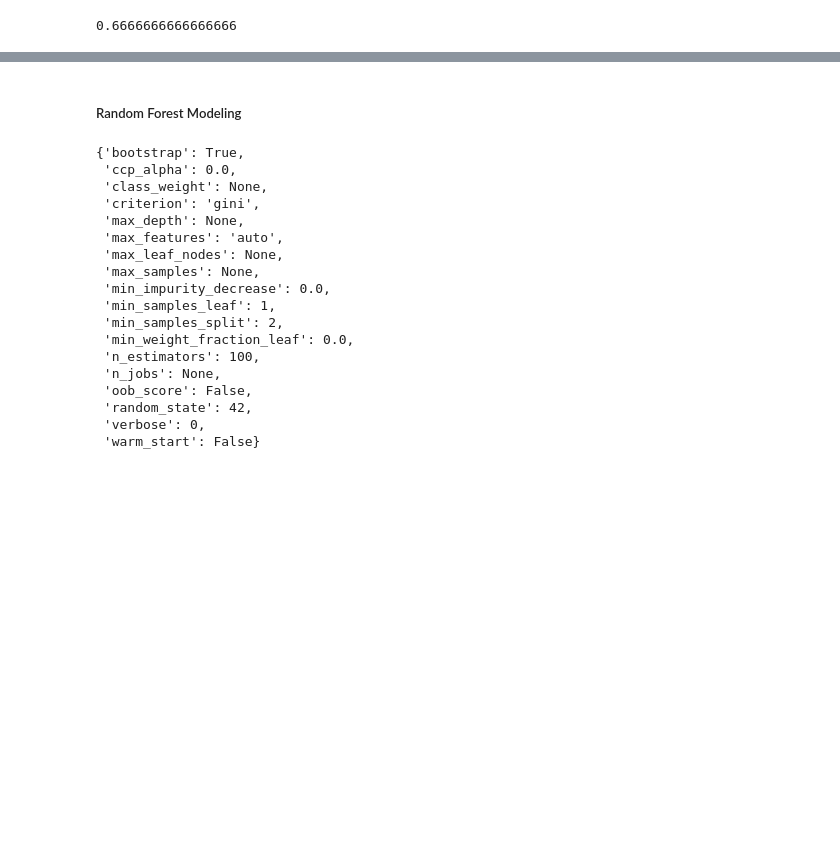
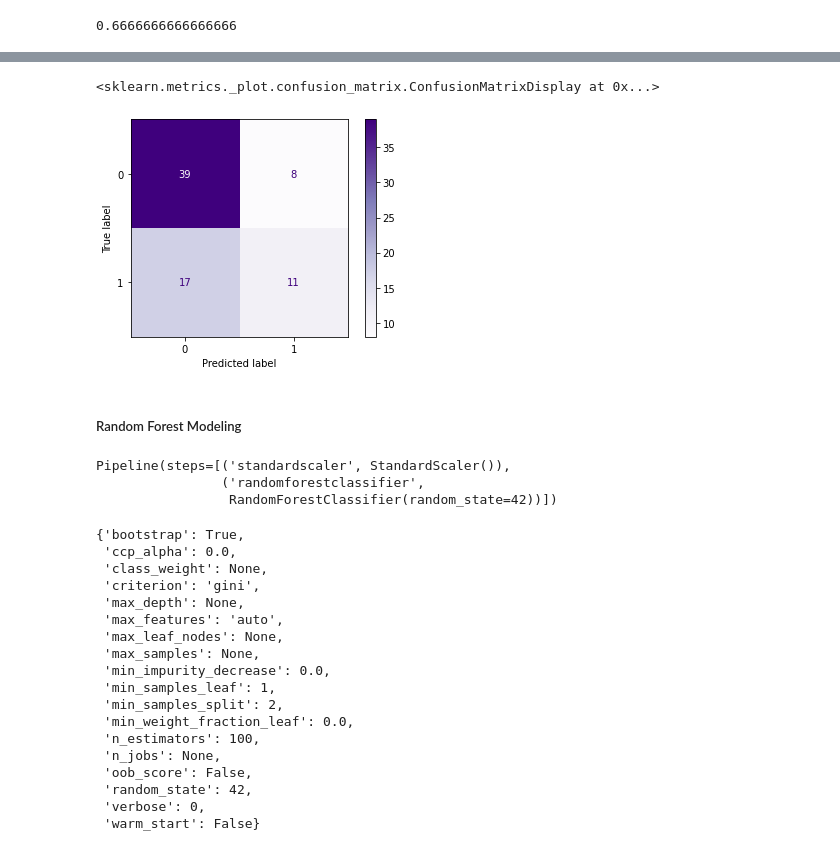
Before and after one commit to SarahJane86/Project2, a Jupyter notebook: Project_2_HeartFailure(Core).ipynb, the cells around one changed output, grey strips where cells are left out. Saved outputs shown, nothing was run; the diff lists cells and outputs as text; code cells hidden in the pictures; blank space fills up the shorter version.

```diff
--- a/Project_2_HeartFailure(Core).ipynb
+++ b/Project_2_HeartFailure(Core).ipynb
@@ -570,7 +459,7 @@ scaler = StandardScaler()
 logreg_pipeline = make_pipeline(scaler, logreg)
 # Training the model on the data, storing the information learned from the data
 # Model is learning the relationship between X and y
-logreg_pipeline.fit(train_x_process, y_train)
+logreg_pipeline.fit(x_train, y_train)
 # %% [output]
 Pipeline(steps=[('standardscaler', StandardScaler()),
                 ('logisticregression', LogisticRegression(C=1000))])
@@ -592,10 +481,10 @@ for c in c_values:
   # model with each value of c and fit it on the data
   log_reg = LogisticRegression(C=c, max_iter=1000, solver='liblinear', penalty='l1')
   log_reg_pipeline = make_pipeline(scaler, log_reg)
-  log_reg_pipeline.fit(train_x_process, y_train)
+  log_reg_pipeline.fit(x_train, y_train)
   #training and testing scores to our scores lists
-  train_scores.append(log_reg_pipeline.score(train_x_process, y_train))
-  test_scores.append(log_reg_pipeline.score(test_x_process, y_test))
+  train_scores.append(log_reg_pipeline.score(x_train, y_train))
+  test_scores.append(log_reg_pipeline.score(x_test, y_test))
 #plot the change in accuracy as we change the value of C
 fig, ax = plt.subplots(1,1)
 ax.plot(c_values, train_scores, label='Training Accuracy')
@@ -629,10 +518,10 @@ for c in c_values:
   #  model with each value of c and fit it on the data
   log_reg = LogisticRegression(C=c, max_iter=1000, solver='liblinear', penalty='l2')
   log_reg_pipeline = make_pipeline(scaler, log_reg)
-  log_reg_pipeline.fit(train_x_process, y_train)
+  log_reg_pipeline.fit(x_train, y_train)
   # training and testing scores
-  train_scores.append(log_reg_pipeline.score(train_x_process, y_train))
-  test_scores.append(log_reg_pipeline.score(test_x_process, y_test))
+  train_scores.append(log_reg_pipeline.score(x_train, y_train))
+  test_scores.append(log_reg_pipeline.score(x_test, y_test))
 #plot the change in accuracy as we change the value of C
 fig, ax = plt.subplots(1,1)
 ax.plot(c_values, train_scores, label='Training Accuracy')
@@ -672,7 +561,7 @@ knn.get_params()
  'weights': 'uniform'}
 # %%
 knn_pipeline = make_pipeline(scaler, knn)
-knn_pipeline.fit(train_x_process, y_train)
+knn_pipeline.fit(x_train, y_train)
 # %% [output]
 Pipeline(steps=[('standardscaler', StandardScaler()),
                 ('kneighborsclassifier', KNeighborsClassifier(n_neighbors=1))])
@@ -692,2 +614,8 @@ accurate_score
+# %%
+#confusion matrix
+plot_confusion_matrix(knn_pipeline, x_test, y_test, cmap = 'Purples', values_format = 'd')
+# %% [output]
+<sklearn.metrics._plot.confusion_matrix.ConfusionMatrixDisplay at 0x...>
+[figure, added]
 # %% [markdown]
 ##### Random Forest Modeling
@@ -696 +622,9 @@ randomforest = RandomForestClassifier(random_state = 42)
+# %%
+randfor_clf = RandomForestClassifier(random_state=42)
+rf_pipeline = make_pipeline(scaler, randfor_clf)
+rf_pipeline.fit(x_train, y_train)
+# %% [output]
+Pipeline(steps=[('standardscaler', StandardScaler()),
+                ('randomforestclassifier',
+                 RandomForestClassifier(random_state=42))])
 # %%
```
Also changed, not shown: parts of 60 cells of this notebook.
